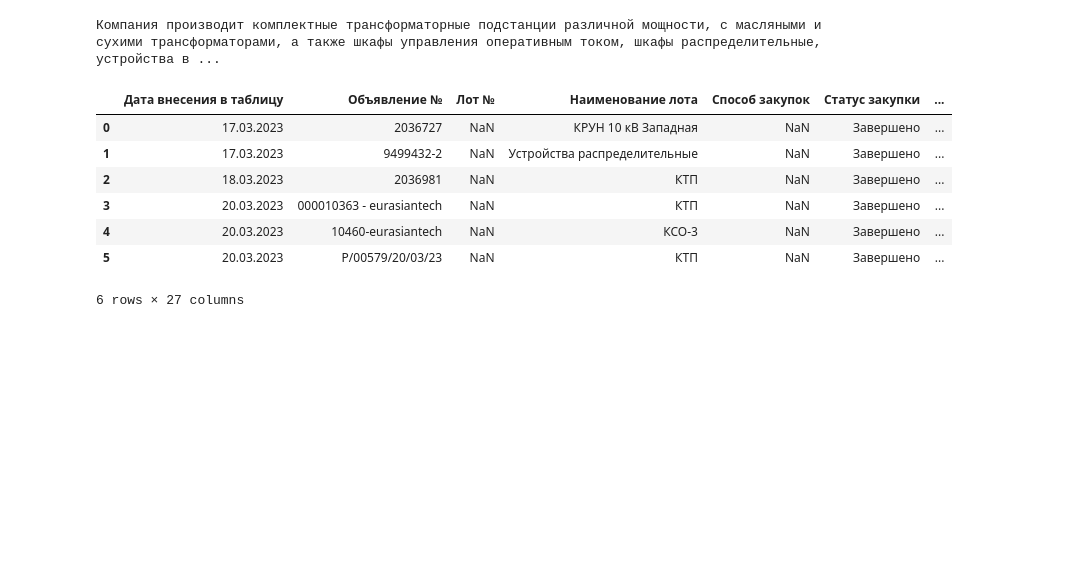
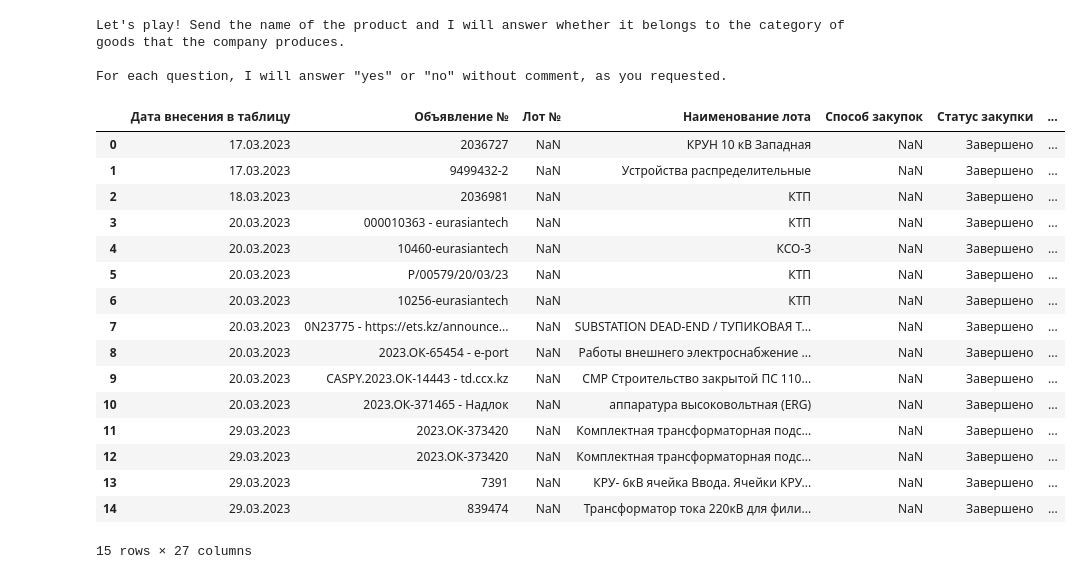
Before and after one commit to InowaR/colab, a Jupyter notebook: analysis.ipynb, the cells around one changed output. Saved outputs shown, nothing was run; the diff lists cells and outputs as text; code cells hidden in the pictures; blank space fills up the shorter version.

```diff
--- a/analysis.ipynb
+++ b/analysis.ipynb
@@ -40,30 +38,37 @@ def load_about_company_text(filename):
 
 
 about_company_data = load_about_company_text('КТП_Test.txt')
-# %%
-def send_data(prompt):
-    responses = model.generate_content(prompt, stream=True)
-    data = ''
-    for response in responses:
-        data += response.text
-    return data
-
-
-about_company_prompt = about_company_data + 'это информация о том, что производит компания, напиши продукт, который производит компания, в одном предложении ответь на руском языке'
-about_company = send_data(about_company_prompt)
-
-print(about_company)
-# %% [output]
-Компания производит комплектные трансформаторные подстанции различной мощности, с масляными и сухими трансформаторами, а также шкафы управления оперативным током, шкафы распределительные, устройства в ...
+# %%
+chat = model.start_chat(history=[])
+
+def send_data(prompt):
+    response = chat.send_message(prompt)
+    return response.text
+
+def start_chat_prompt():
+    about_company = 'The company produces complete transformer substations of various capacities, with oil and dry transformers, as well as operational current control cabinets, distribution cabinets, input and distribution devices, high-speed automatic reserve input systems.'
+
+
+    about_company_prompt = about_company + 'Let\'s play a game, I will send the name of the product, and you will answer whether the product belongs to the category of goods that the company produces. Answer "yes" or "no" without comment.'
+    about_company = send_data(about_company_prompt)
+
+    print(about_company)
+
+start_chat_prompt()
+# %% [output]
+Let's play! Send the name of the product and I will answer whether it belongs to the category of goods that the company produces.
+
+For each question, I will answer "yes" or "no" without comment, as you requested.
 # %%
 import time
+import random
 import pandas as pd
 from IPython.display import display
 
 
 df = pd.read_csv("Отчет по текущим тендерам.csv")
 
-df = df[:6]
+df = df[:15]
 
 display(df)
 
@@ -71,36 +76,45 @@ display(df)
 
 def convert_to_dict(row):
   """
   Преобразует строку в словарь,
   используя значения столбцов в качестве ключей.
   """
   return {col: str(val).strip('"').strip("'") for col, val in zip(df.columns, row)}
 
 
 
 data_store = df.apply(convert_to_dict, axis=1)
 
 
-
 for d in data_store:
+    time.sleep(12)
     name = d['Наименование лота']
 
-    row_prompt =  f'{about_company} Относится ли {str(name)} к категории продукт для электростанции?'
+    row_prompt =  str(name)
 
     response = send_data(row_prompt)
 
     d['analyzed'] = response
 
     print(d)
 # %% [output]
 |  | Дата внесения в таблицу | Объявление № | Лот № | Наименование лота | Способ закупок | Статус закупки | ... |
 | 0 | 17.03.2023 | 2036727 | NaN | КРУН 10 кВ Западная | NaN | Завершено | ... |
 | 1 | 17.03.2023 | 9499432-2 | NaN | Устройства распределительные | NaN | Завершено | ... |
 | 2 | 18.03.2023 | 2036981 | NaN | КТП | NaN | Завершено | ... |
 | 3 | 20.03.2023 | 000010363 - eurasiantech | NaN | КТП | NaN | Завершено | ... |
 | 4 | 20.03.2023 | 10460-eurasiantech | NaN | КСО-3 | NaN | Завершено | ... |
 | 5 | 20.03.2023 | Р/00579/20/03/23 | NaN | КТП | NaN | Завершено | ... |
+| 6 | 20.03.2023 | 10256-eurasiantech | NaN | КТП | NaN | Завершено | ... |
+| 7 | 20.03.2023 | 0N23775 - https://ets.kz/announce... | NaN | SUBSTATION DEAD-END / ТУПИКОВАЯ Т... | NaN | Завершено | ... |
+| 8 | 20.03.2023 | 2023.ОК-65454 - e-port | NaN | Работы внешнего электроснабжение ... | NaN | Завершено | ... |
+| 9 | 20.03.2023 | CASPY.2023.ОК-14443 - td.ccx.kz | NaN | СМР Строительство закрытой ПС 110... | NaN | Завершено | ... |
+| 10 | 20.03.2023 | 2023.ОК-371465 - Надлок | NaN | аппаратура высоковольтная (ERG) | NaN | Завершено | ... |
+| 11 | 29.03.2023 | 2023.ОК-373420 | NaN | Комплектная трансформаторная подс... | NaN | Завершено | ... |
+| 12 | 29.03.2023 | 2023.ОК-373420 | NaN | Комплектная трансформаторная подс... | NaN | Завершено | ... |
+| 13 | 29.03.2023 | 7391 | NaN | КРУ- 6кВ ячейка Ввода. Ячейки КРУ... | NaN | Завершено | ... |
+| 14 | 29.03.2023 | 839474 | NaN | Трансформатор тока 220кВ для фили... | NaN | Завершено | ... |
-6 rows × 27 columns
+15 rows × 27 columns
 {'Дата внесения в таблицу': '17.03.2023', 'Объявление №': '2036727', 'Лот №': 'nan', 'Наименование лота': 'КРУН 10 кВ Западная', 'Способ закупок': 'nan', 'Статус закупки ': 'Завершено ', 'Дата начала' ...
 {'Дата внесения в таблицу': '17.03.2023', 'Объявление №': '9499432-2', 'Лот №': 'nan', 'Наименование лота': 'Устройства распределительные', 'Способ закупок': 'nan', 'Статус закупки ': 'Завершено ', 'Д ...
 {'Дата внесения в таблицу': '18.03.2023', 'Объявление №': '2036981', 'Лот №': 'nan', 'Наименование лота': 'КТП', 'Способ закупок': 'nan', 'Статус закупки ': 'Завершено ', 'Дата начала': 'nan', 'Дата о ...
```
Also changed, not shown: parts of 4 cells of this notebook.
